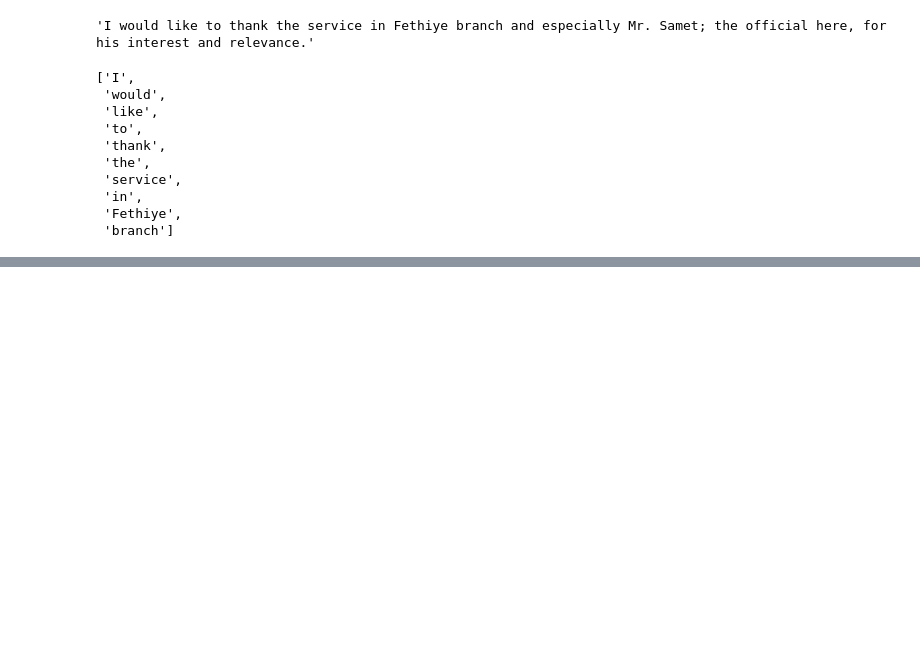
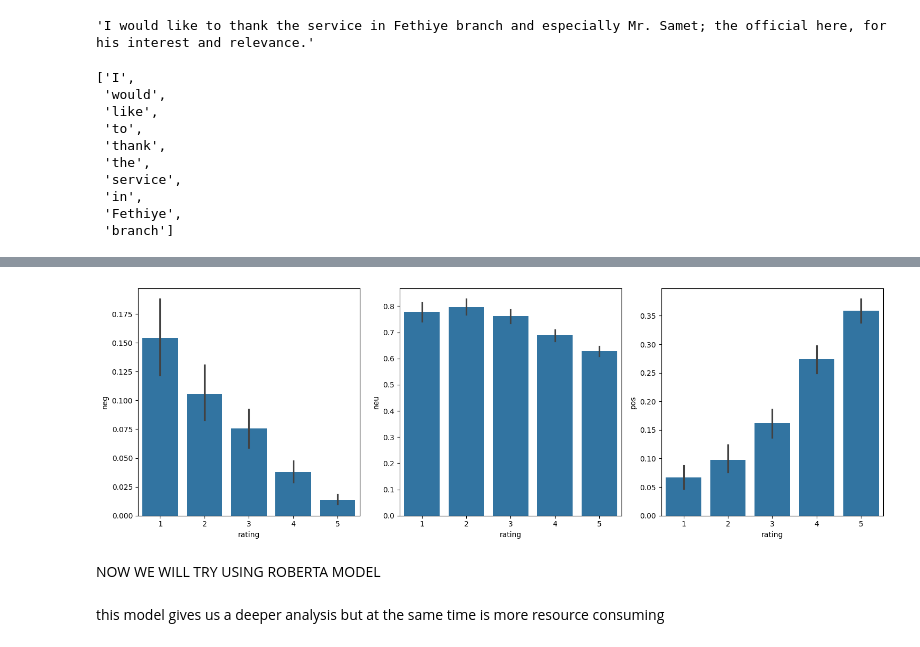
Before and after one commit to juanesgarg/Sentiment_Analysis, a Jupyter notebook: sentiment_analysis_restaurants.ipynb, the cells around one changed output, grey strips where cells are left out. Drawn from its saved outputs; the diff is of its cells as text; code cells hidden in the pictures; blank space fills up the shorter version.

Commit message:
roberta

```diff
--- a/sentiment_analysis_restaurants.ipynb
+++ b/sentiment_analysis_restaurants.ipynb
@@ -89,0 +197,13 @@ tokens[:10]
+# %%
+fig, axs = plt.subplots(1,3, figsize=(15,5))
+sn.barplot(data=V, x='rating',y='neg', ax=axs[0])
+sn.barplot(data=V, x='rating',y='neu', ax=axs[1])
+sn.barplot(data=V, x='rating',y='pos', ax=axs[2])
+plt.tight_layout()
+plt.show()
+# %% [output]
+[figure, added]
+# %% [markdown]
+NOW WE WILL TRY USING ROBERTA MODEL
+# %% [markdown]
+this model gives us a deeper analysis but at the same time is more resource consuming
```
Also changed, not shown: parts of 22 cells of this notebook.
